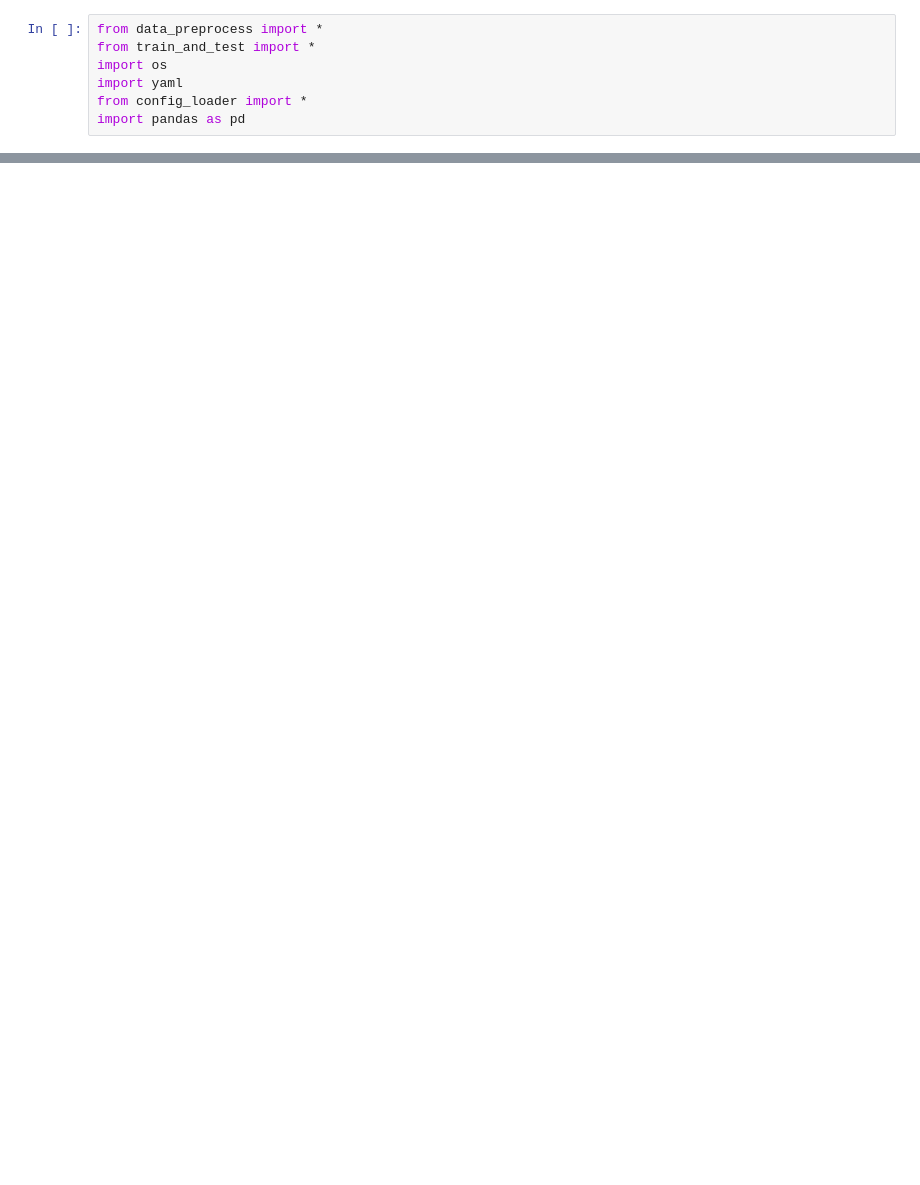
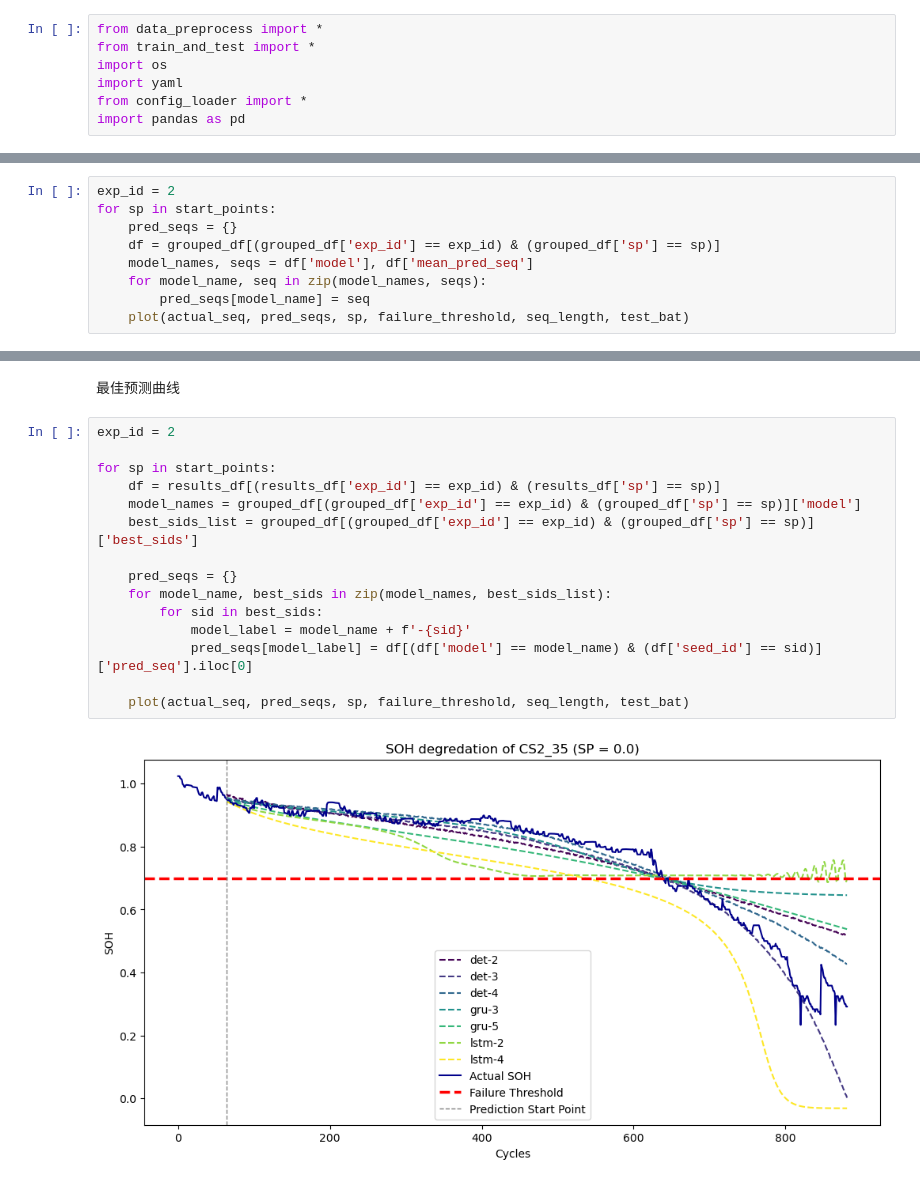
Before and after one commit to ZRui2001/RUL, a Jupyter notebook: plot.ipynb, the cells around one changed output, grey strips where cells are left out. Drawn from its saved outputs; the diff is of its cells as text; blank space fills up the shorter version.

```diff
--- a/plot.ipynb
+++ b/plot.ipynb
@@ -117,0 +106,9 @@ metrics_df
+# %%
+exp_id = 2
+for sp in start_points:
+    pred_seqs = {}
+    df = grouped_df[(grouped_df['exp_id'] == exp_id) & (grouped_df['sp'] == sp)]
+    model_names, seqs = df['model'], df['mean_pred_seq']
+    for model_name, seq in zip(model_names, seqs):
+        pred_seqs[model_name] = seq
+    plot(actual_seq, pred_seqs, sp, failure_threshold, seq_length, test_bat)
@@ -117,0 +120,19 @@ metrics_df
+# %% [markdown]
+最佳预测曲线
+# %%
+exp_id = 2
+
+for sp in start_points:
+    df = results_df[(results_df['exp_id'] == exp_id) & (results_df['sp'] == sp)]
+    model_names = grouped_df[(grouped_df['exp_id'] == exp_id) & (grouped_df['sp'] == sp)]['model']
+    best_sids_list = grouped_df[(grouped_df['exp_id'] == exp_id) & (grouped_df['sp'] == sp)]['best_sids']
+
+    pred_seqs = {}
+    for model_name, best_sids in zip(model_names, best_sids_list):
+        for sid in best_sids:
+            model_label = model_name + f'-{sid}'
+            pred_seqs[model_label] = df[(df['model'] == model_name) & (df['seed_id'] == sid)]['pred_seq'].iloc[0]
+
+    plot(actual_seq, pred_seqs, sp, failure_threshold, seq_length, test_bat)
+# %% [output]
+[figure, added]
```
Also changed, not shown: parts of 10 cells of this notebook, 5 other files.
